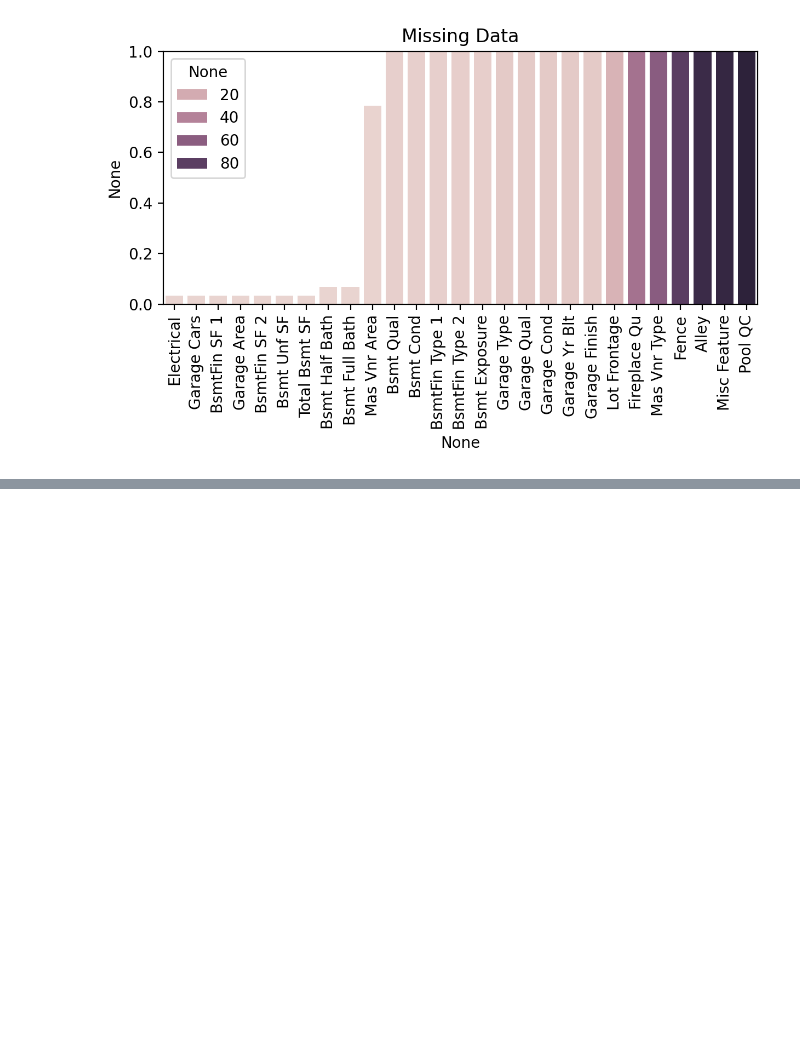
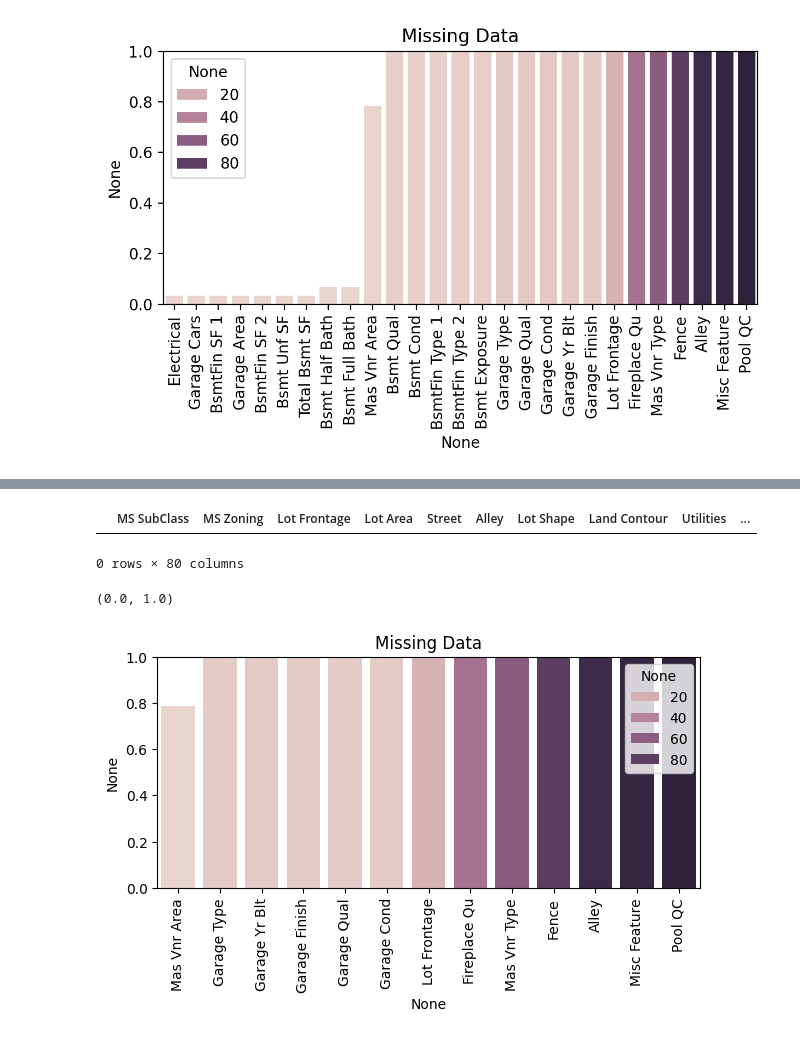
Before and after one commit to sanakulov/ml2, a Jupyter notebook: 09-Feature-Engineering/w1.ipynb, the cells around one changed output, grey strips where cells are left out. Cells and saved outputs as stored; diff of their text form; code cells hidden in the pictures; blank space fills up the shorter version.

```diff
--- a/09-Feature-Engineering/w1.ipynb
+++ b/09-Feature-Engineering/w1.ipynb
@@ -130,0 +203,25 @@ plt.ylim(0,1) # посмотрим, что там по 1% строк
+# %%
+# Получается, что null в колонках связанных с подвалом обозначает отсутствие подвала как такогового. Можем записать в числовые колонки нули, а в текстовые колонки none (в площади подвалов нули)
+# ЛФ замены null налл на значения
+
+## для числовых колонок
+bsmt_num_cols = ['BsmtFin SF 1', 'BsmtFin SF 2', 'Bsmt Unf SF','Total Bsmt SF', 'Bsmt Full Bath', 'Bsmt Half Bath']
+df[bsmt_num_cols] = df[bsmt_num_cols].fillna(0)
+## для текстовых колонок
+bsmt_str_cols =  ['Bsmt Qual', 'Bsmt Cond', 'Bsmt Exposure', 'BsmtFin Type 1', 'BsmtFin Type 2']
+df[bsmt_str_cols] = df[bsmt_str_cols].fillna('None')
+# %%
+df[df['Bsmt Half Bath'].isnull()]
+# %% [output]
+|  | MS SubClass | MS Zoning | Lot Frontage | Lot Area | Street | Alley | Lot Shape | Land Contour | Utilities | ... |
+0 rows × 80 columns
+# %%
+percent_nan = percent_missing(df)
+# %%
+plt.figure(figsize=(7,3),dpi=100)
+ax = sns.barplot(x=percent_nan.index,y=percent_nan, hue=percent_nan).set_title('Missing Data')
+plt.xticks(rotation=90)
+plt.ylim(0,1) # посмотрим, что там по 1% строк
+# %% [output]
+(0.0, 1.0)
+[figure, added]
```
Also changed, not shown: parts of 15 cells of this notebook, 1 other file.
